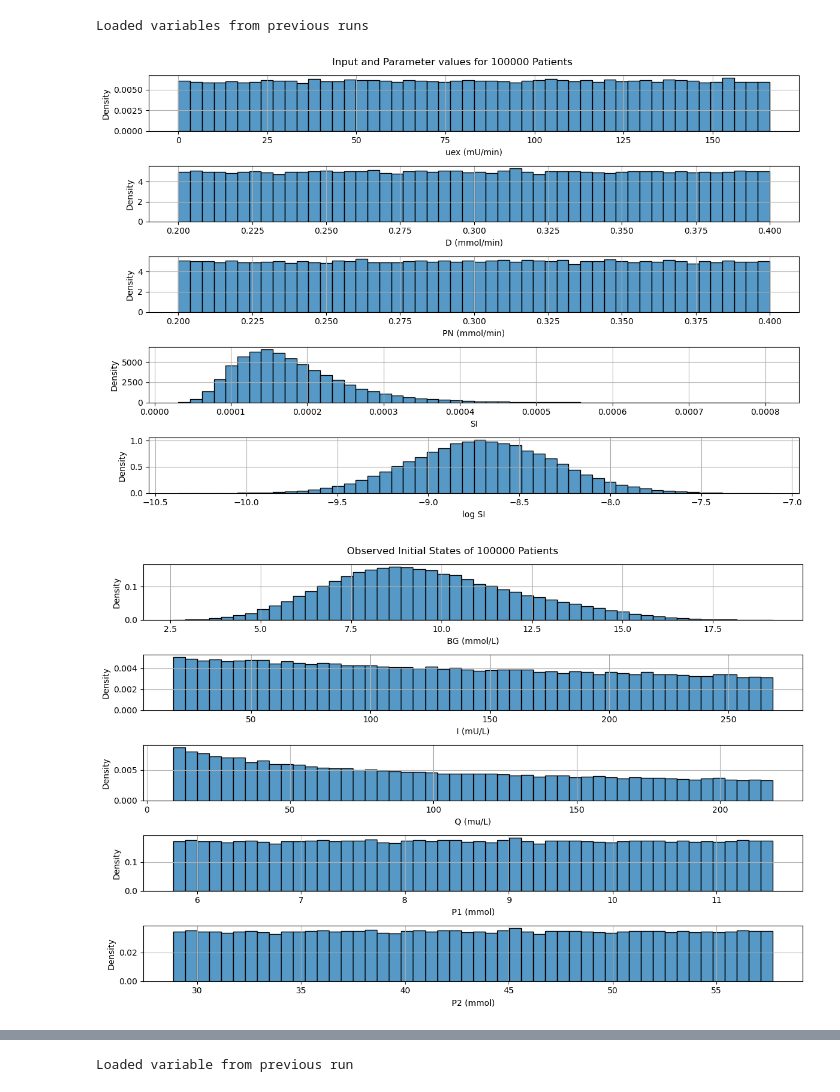
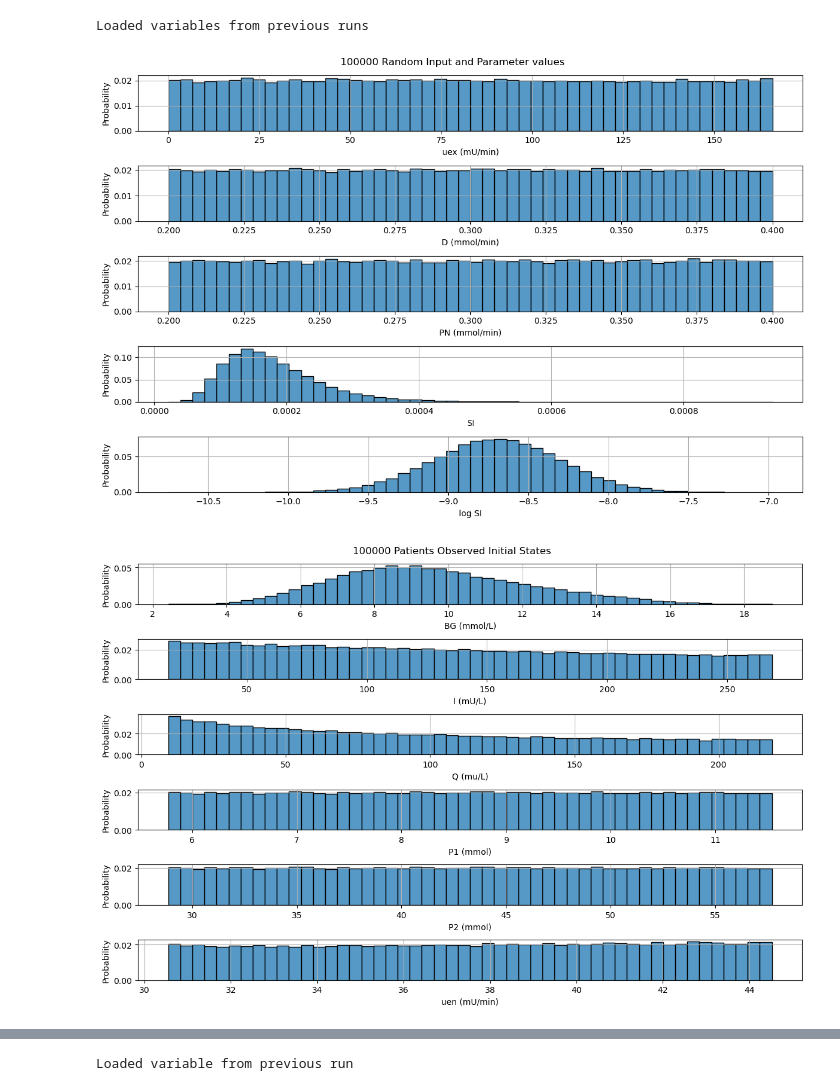
Before and after one commit to mlmulv/Thesis-Code, a Jupyter notebook: notebooks/00_Patient_Cohort.ipynb, the cells around one changed output, grey strips where cells are left out. Cells and saved outputs as stored; diff of their text form; code cells hidden in the pictures.

```diff
--- a/notebooks/00_Patient_Cohort.ipynb
+++ b/notebooks/00_Patient_Cohort.ipynb
@@ -19,31 +19,31 @@ except Exception:
 # %% [output]
 Loaded variables from previous runs
 # %%
-states = ["BG (mmol/L)", "I (mU/L)", "Q (mu/L)", "P1 (mmol)", "P2 (mmol)"]
+states = ["BG (mmol/L)", "I (mU/L)", "Q (mu/L)", "P1 (mmol)", "P2 (mmol)", "uen (mU/min)"]
 input_labels = ["uex (mU/min)", "D (mmol/min)", "PN (mmol/min)", "SI"]
 
 fig, ax = plt.subplots(inputs.shape[0]+1, 1, figsize=(12, 8))
 for i in range(inputs.shape[0]):
-    sns.histplot(data=inputs[i, :], bins=50, stat="density", ax=ax[i])
+    sns.histplot(data=inputs[i, :], bins=50, stat="probability", ax=ax[i])
     ax[i].set_xlabel(input_labels[i])
     ax[i].grid()
-sns.histplot(data=np.log(inputs[-1,:]), bins=50, stat="density", ax=ax[-1])
+sns.histplot(data=np.log(inputs[-1,:]), bins=50, stat="probability", ax=ax[-1])
 ax[-1].set_xlabel("log SI")
 ax[-1].grid()
-fig.suptitle("Input and Parameter values for 100000 Patients")
+fig.suptitle("100000 Random Input and Parameter values")
 fig.tight_layout()
 # %% [output]
-[figure, old version]
+[figure, new version]
 # %%
 fig, ax = plt.subplots(x0.shape[0], 1, figsize=(12, 8))
 for i in range(x0.shape[0]):
-    sns.histplot(data=x0[i, :], bins=50, stat="density", ax=ax[i])
+    sns.histplot(data=x0[i, :], bins=50, stat="probability", ax=ax[i])
     ax[i].set_xlabel(states[i])
     ax[i].grid()
-fig.suptitle("Observed Initial States of 100000 Patients")
+fig.suptitle("100000 Patients Observed Initial States")
 fig.tight_layout()
 # %% [output]
-[figure, old version]
+[figure, new version]
 # %%
 print("Mean initial states: ", np.mean(x0, axis=1))
 print("Initial Covariance: \n", np.diag(np.cov(x0, rowvar=True, bias=False)))
```
Also changed, not shown: parts of 1 cell of this notebook, 7 other files.
